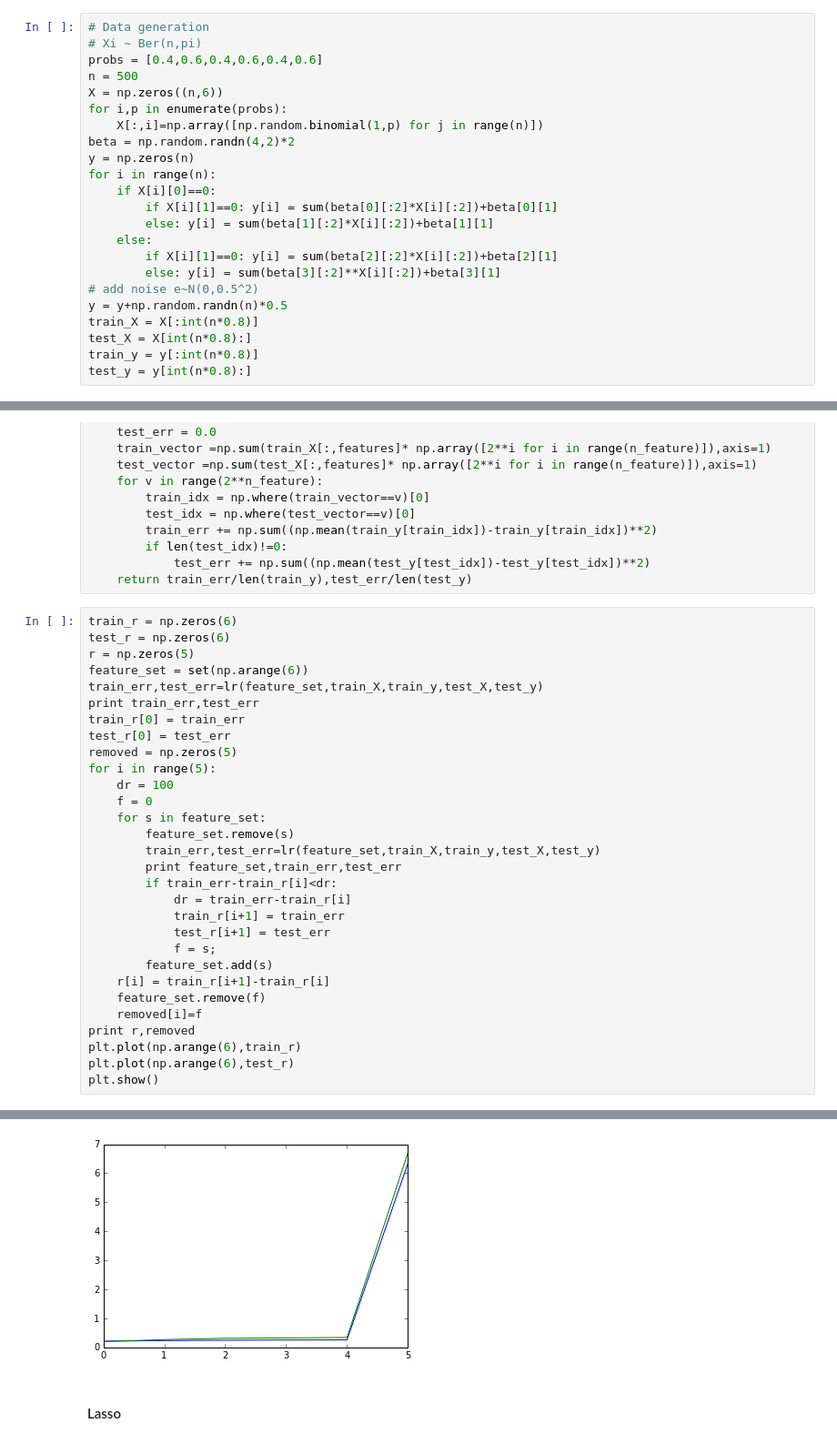
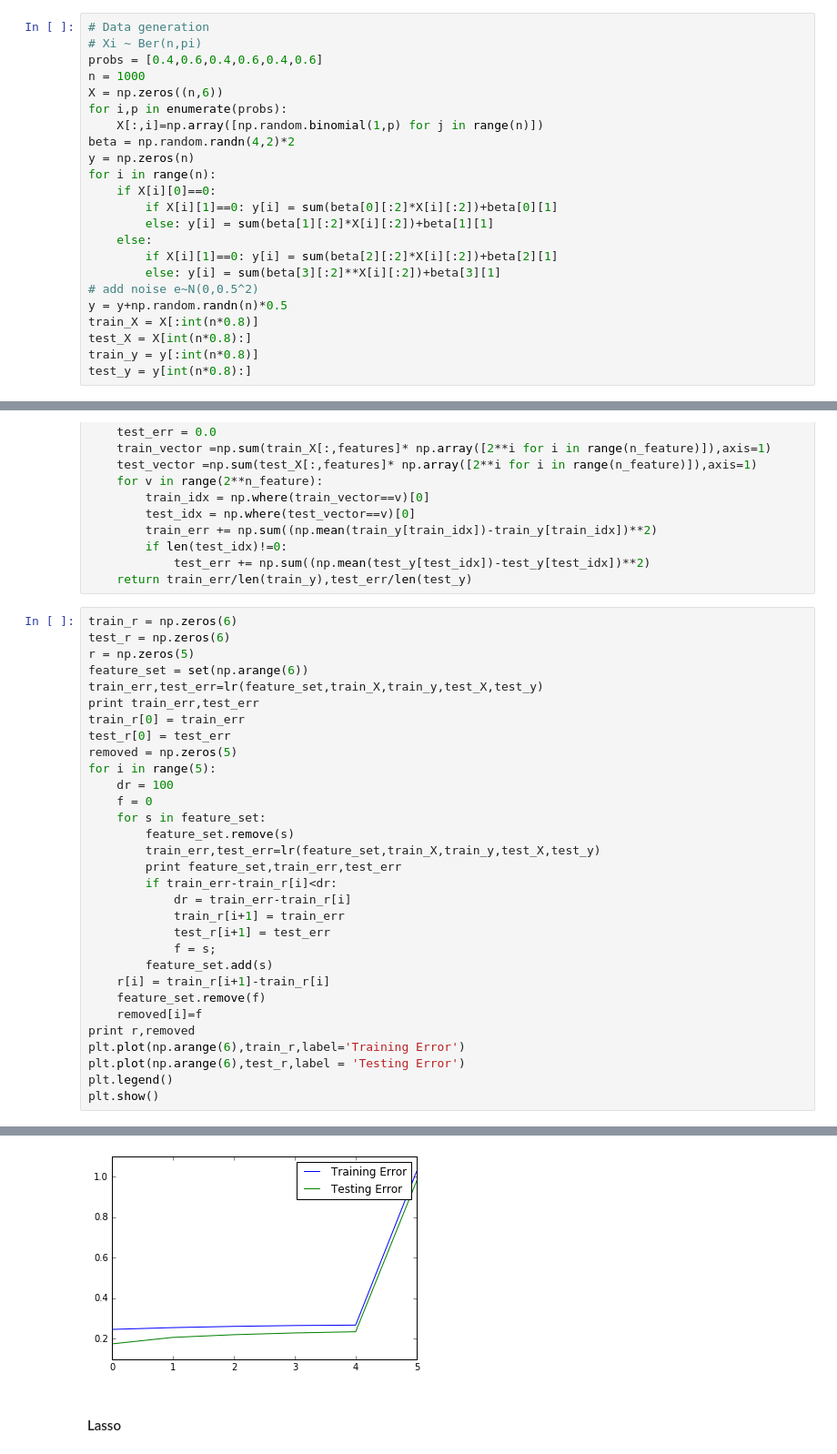
Before and after one commit to jtwangac/AM221_project, a Jupyter notebook: exp_discrete.ipynb, the cells around one changed output, grey strips where cells are left out. Shown: that part at 91% size. Drawn from its saved outputs; the diff is of its cells as text.

```diff
--- a/exp_discrete.ipynb
+++ b/exp_discrete.ipynb
@@ -186,7 +186,7 @@ X_1,X_2 are related dependent variables
 # Data generation
 # Xi ~ Ber(n,pi)
 probs = [0.4,0.6,0.4,0.6,0.4,0.6]
-n = 500
+n = 1000
 X = np.zeros((n,6))
 for i,p in enumerate(probs):
     X[:,i]=np.array([np.random.binomial(1,p) for j in range(n)])
@@ -248,7 +248,8 @@ for i in range(5):
     feature_set.remove(f)
     removed[i]=f
 print r,removed
-plt.plot(np.arange(6),train_r)
-plt.plot(np.arange(6),test_r)
+plt.plot(np.arange(6),train_r,label='Training Error')
+plt.plot(np.arange(6),test_r,label = 'Testing Error')
+plt.legend()
 plt.show()
 # %% [output]
@@ -272,4 +273,4 @@ set([0]) 6.34437190902 6.7063476425
-[figure, old version]
+[figure, new version]
 # %% [markdown]
 #### Lasso
 # %%
```
Also changed, not shown: parts of 5 cells of this notebook.
